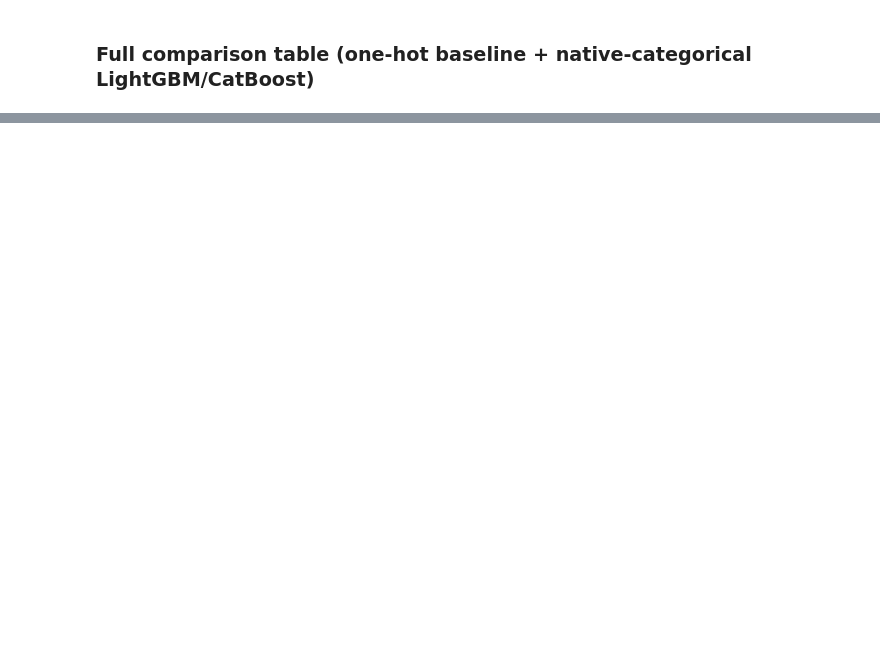
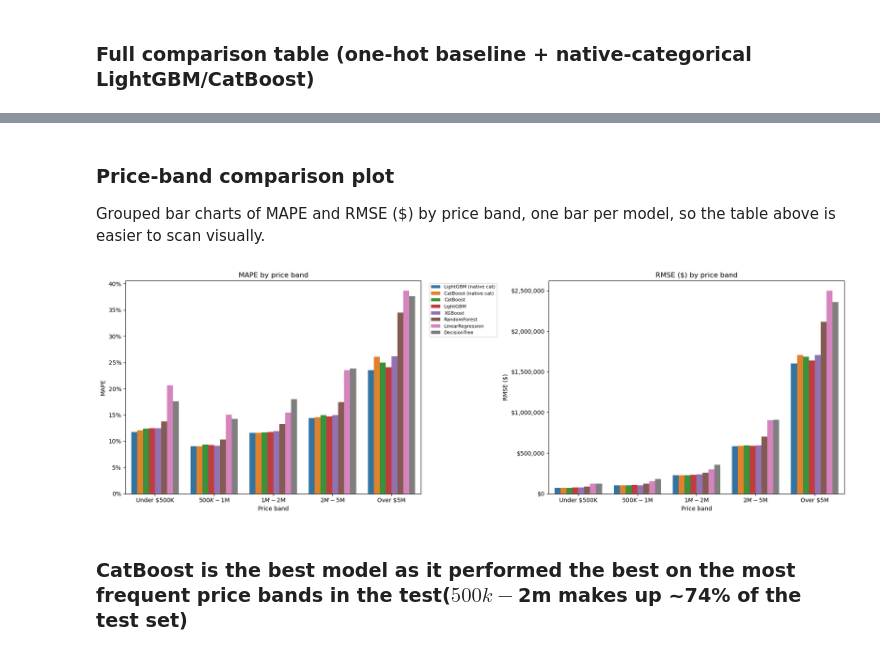
Before and after one commit to matthewviray/idx-exchange-project, a Jupyter notebook: notebooks/06_evaluation.ipynb, the cells around one changed output, grey strips where cells are left out. Drawn from its saved outputs; the diff is of its cells as text; code cells hidden in the pictures; blank space fills up the shorter version.

```diff
--- a/notebooks/06_evaluation.ipynb
+++ b/notebooks/06_evaluation.ipynb
@@ -309,0 +427,27 @@ full_comparison_table.to_csv('../metric_summary/metrics_summary.csv')
+# %% [markdown]
+### Price-band comparison plot
+
+Grouped bar charts of MAPE and RMSE ($) by price band, one bar per model, so the table above is easier to scan visually.
+# %%
+plot_data = price_band_table.reset_index()
+
+fig, axes = plt.subplots(1, 2, figsize=(18, 6))
+
+sns.barplot(data=plot_data, x='Price band', y='MAPE', hue='Model', order=price_band_labels, ax=axes[0])
+axes[0].set_title('MAPE by price band')
+axes[0].set_ylabel('MAPE')
+axes[0].yaxis.set_major_formatter(lambda y, _: f'{y:.0%}')
+axes[0].legend(bbox_to_anchor=(1.02, 1), loc='upper left', fontsize=8)
+
+sns.barplot(data=plot_data, x='Price band', y='RMSE ($)', hue='Model', order=price_band_labels, ax=axes[1])
+axes[1].set_title('RMSE ($) by price band')
+axes[1].set_ylabel('RMSE ($)')
+axes[1].yaxis.set_major_formatter(lambda y, _: f'${y:,.0f}')
+axes[1].get_legend().remove()
+
+plt.tight_layout()
+plt.show()
+# %% [output]
+[figure, added]
+# %% [markdown]
+### CatBoost is the best model as it performed the best on the most frequent price bands in the test($500k-$2m makes up ~74% of the test set)
```
Also changed, not shown: parts of 10 cells of this notebook, 4 other files.
